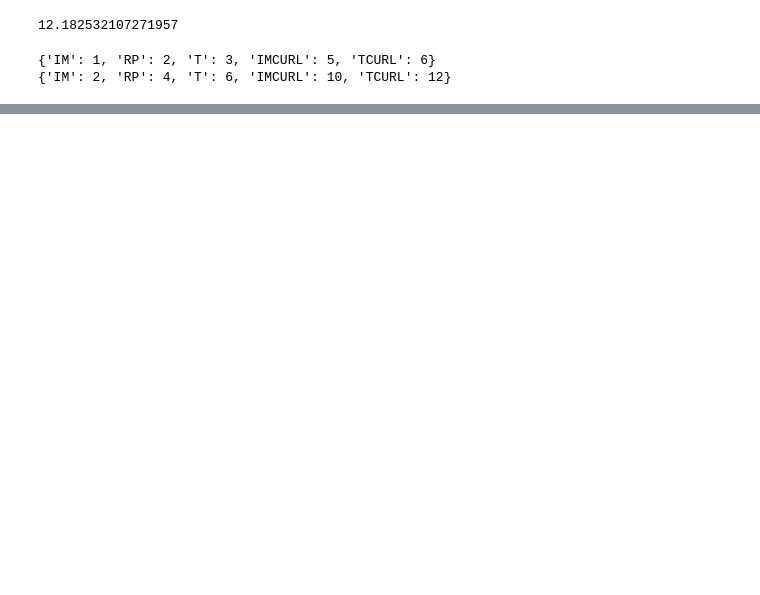
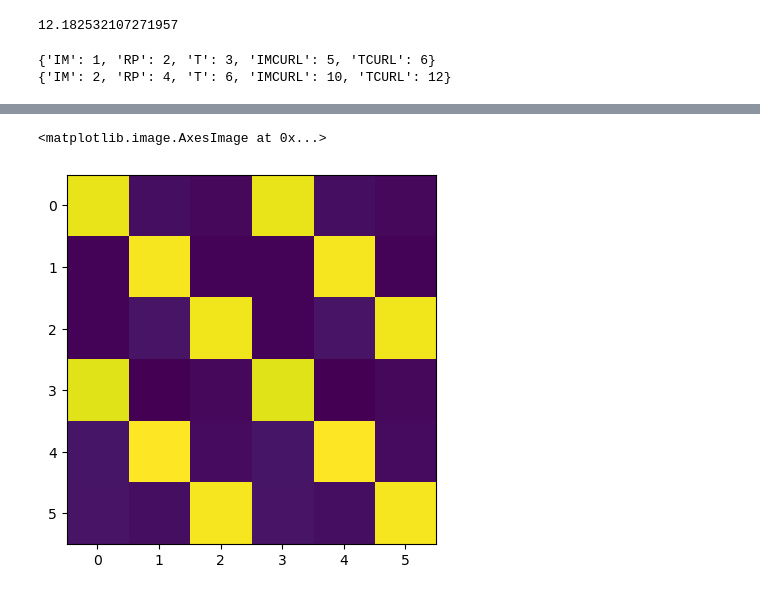
Before and after one commit to coolperson655/Tech-studio-project, a Jupyter notebook: Test notebook.ipynb, the cells around one changed output, grey strips where cells are left out. Drawn from its saved outputs; the diff is of its cells as text; code cells hidden in the pictures; blank space fills up the shorter version.

```diff
--- a/Test notebook.ipynb
+++ b/Test notebook.ipynb
@@ -132,9 +153,8 @@ while True:
     # for curl in curls:
     #     print('index', ht.draw_bar(curl),end='')
 # %%
-import Multi_servo_control as msc
-while True:
-    x = int(input())
-    msc.set_intensity(x+50,2)
-    msc.set_intensity(x+40,4)
-    msc.set_intensity(x+30,6)
+import Auto_calibration as ac
+curls = [0.4,0.5,0.6]
+previous_curl
+curl_rates = abs(np.array(curls) - np.array(previous_curl))
+if np.all(curl_rates <= ac.MAX_CURL_RATE): # checking if curl is stable
@@ -140,0 +165,3 @@ while True:
+# %%
+a = np.append(a,1)
+a
@@ -179,0 +277,16 @@ plt.plot(range(0,101),mapvals)
+# %%
+def make_mapper(x, y):
+    def f(u):
+        u = np.clip(u, 0, 100)
+        return np.interp(u, x, y)
+    return f
+
+pin_df = df_filled.xs(2, level="servo pin")
+pin_df = pin_df[pin_df["IMCURL"].abs() > 0.05]
+pin_df = pin_df.sort_index()  # stim_level is index now
+
+stim = pin_df.index.to_numpy(dtype=float)
+curl = pin_df["IMCURL"].to_numpy()
+
+stim_norm = (stim - stim.min()) / (stim.max() - stim.min()) * 100
+im_mapper = make_mapper(stim_norm, curl)
@@ -179,0 +394,7 @@ plt.plot(range(0,101),mapvals)
+# %%
+hmap = compute_pin_heatmap(df_filled, agg='sum')
+hmap = hmap.to_numpy(dtype=float)
+plt.imshow(hmap)
+# %% [output]
+<matplotlib.image.AxesImage at 0x...>
+[figure, added]
```
Also changed, not shown: parts of 11 cells of this notebook, 3 other files.
